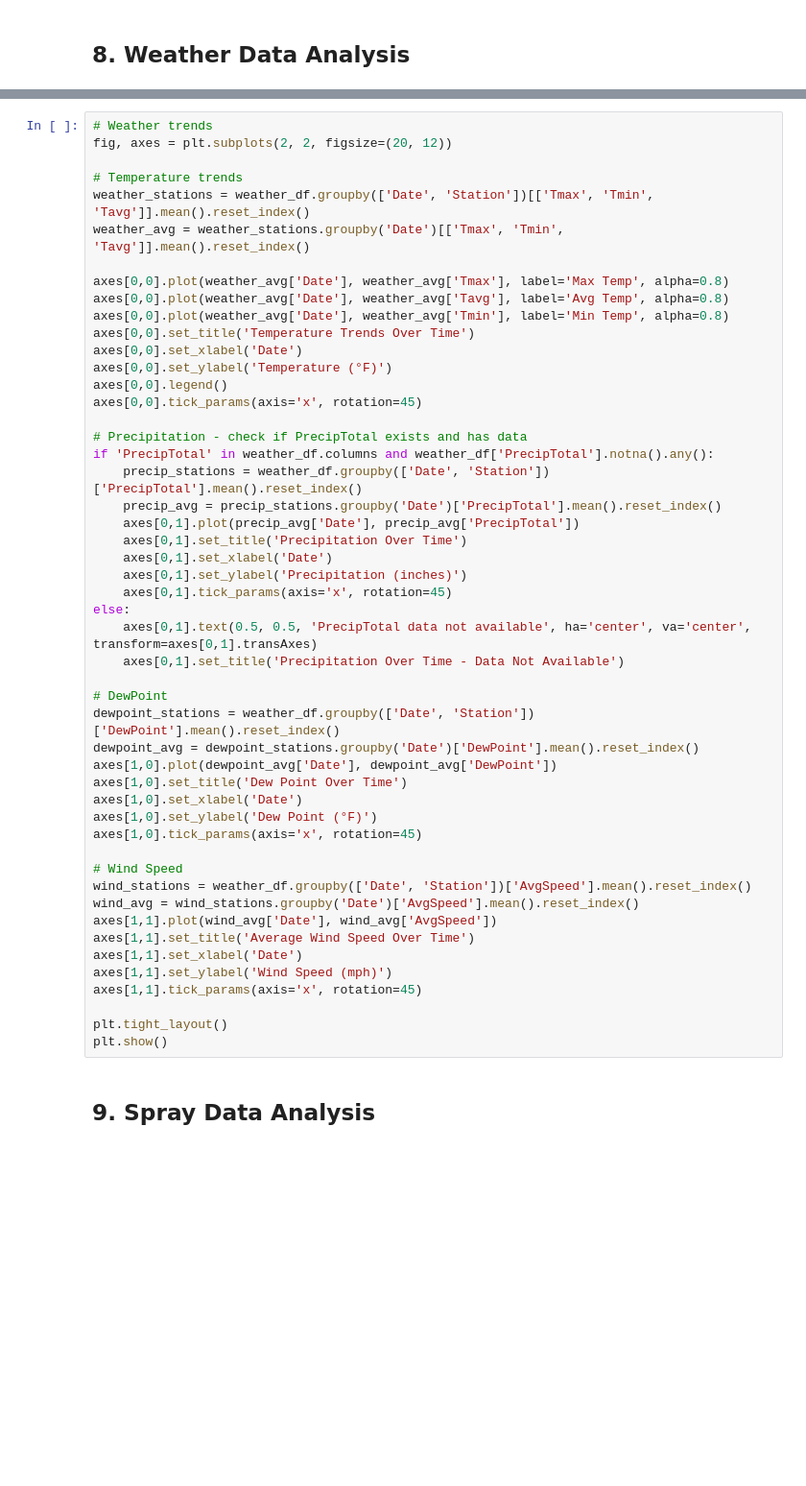
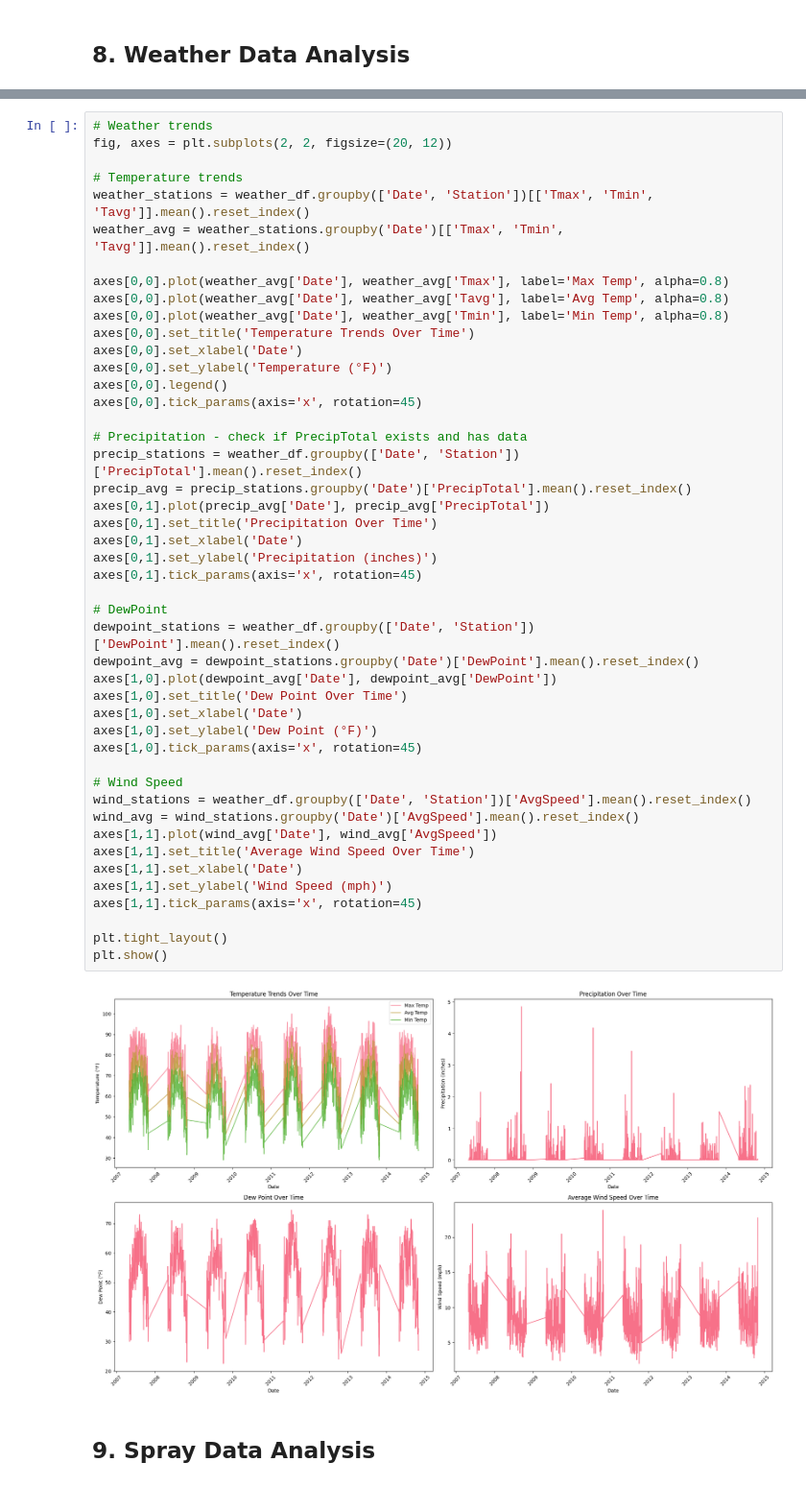
Before and after one commit to kutkopy/predict-west-nile-virus, a Jupyter notebook: data_exploration.ipynb, the cells around one changed output, grey strips where cells are left out. Shown at 96% size. Cells and saved outputs as stored; diff of their text form; blank space fills up the shorter version.

```diff
--- a/data_exploration.ipynb
+++ b/data_exploration.ipynb
@@ -320,44 +457,42 @@ axes[0,0].plot(weather_avg['Date'], weather_avg['Tmax'], label='Max Temp', alpha
 axes[0,0].plot(weather_avg['Date'], weather_avg['Tavg'], label='Avg Temp', alpha=0.8)
 axes[0,0].plot(weather_avg['Date'], weather_avg['Tmin'], label='Min Temp', alpha=0.8)
 axes[0,0].set_title('Temperature Trends Over Time')
 axes[0,0].set_xlabel('Date')
 axes[0,0].set_ylabel('Temperature (°F)')
 axes[0,0].legend()
 axes[0,0].tick_params(axis='x', rotation=45)
 
 # Precipitation - check if PrecipTotal exists and has data
-if 'PrecipTotal' in weather_df.columns and weather_df['PrecipTotal'].notna().any():
-    precip_stations = weather_df.groupby(['Date', 'Station'])['PrecipTotal'].mean().reset_index()
-    precip_avg = precip_stations.groupby('Date')['PrecipTotal'].mean().reset_index()
-    axes[0,1].plot(precip_avg['Date'], precip_avg['PrecipTotal'])
-    axes[0,1].set_title('Precipitation Over Time')
-    axes[0,1].set_xlabel('Date')
-    axes[0,1].set_ylabel('Precipitation (inches)')
-    axes[0,1].tick_params(axis='x', rotation=45)
-else:
-    axes[0,1].text(0.5, 0.5, 'PrecipTotal data not available', ha='center', va='center', transform=axes[0,1].transAxes)
-    axes[0,1].set_title('Precipitation Over Time - Data Not Available')
+precip_stations = weather_df.groupby(['Date', 'Station'])['PrecipTotal'].mean().reset_index()
+precip_avg = precip_stations.groupby('Date')['PrecipTotal'].mean().reset_index()
+axes[0,1].plot(precip_avg['Date'], precip_avg['PrecipTotal'])
+axes[0,1].set_title('Precipitation Over Time')
+axes[0,1].set_xlabel('Date')
+axes[0,1].set_ylabel('Precipitation (inches)')
+axes[0,1].tick_params(axis='x', rotation=45)
 
 # DewPoint
 dewpoint_stations = weather_df.groupby(['Date', 'Station'])['DewPoint'].mean().reset_index()
 dewpoint_avg = dewpoint_stations.groupby('Date')['DewPoint'].mean().reset_index()
 axes[1,0].plot(dewpoint_avg['Date'], dewpoint_avg['DewPoint'])
 axes[1,0].set_title('Dew Point Over Time')
 axes[1,0].set_xlabel('Date')
 axes[1,0].set_ylabel('Dew Point (°F)')
 axes[1,0].tick_params(axis='x', rotation=45)
 
 # Wind Speed
 wind_stations = weather_df.groupby(['Date', 'Station'])['AvgSpeed'].mean().reset_index()
 wind_avg = wind_stations.groupby('Date')['AvgSpeed'].mean().reset_index()
 axes[1,1].plot(wind_avg['Date'], wind_avg['AvgSpeed'])
 axes[1,1].set_title('Average Wind Speed Over Time')
 axes[1,1].set_xlabel('Date')
 axes[1,1].set_ylabel('Wind Speed (mph)')
 axes[1,1].tick_params(axis='x', rotation=45)
 
 plt.tight_layout()
 plt.show()
+# %% [output]
+[figure, added]
 # %% [markdown]
 ## 9. Spray Data Analysis
 # %%
```
Also changed, not shown: parts of 15 cells of this notebook, 3 other files.
